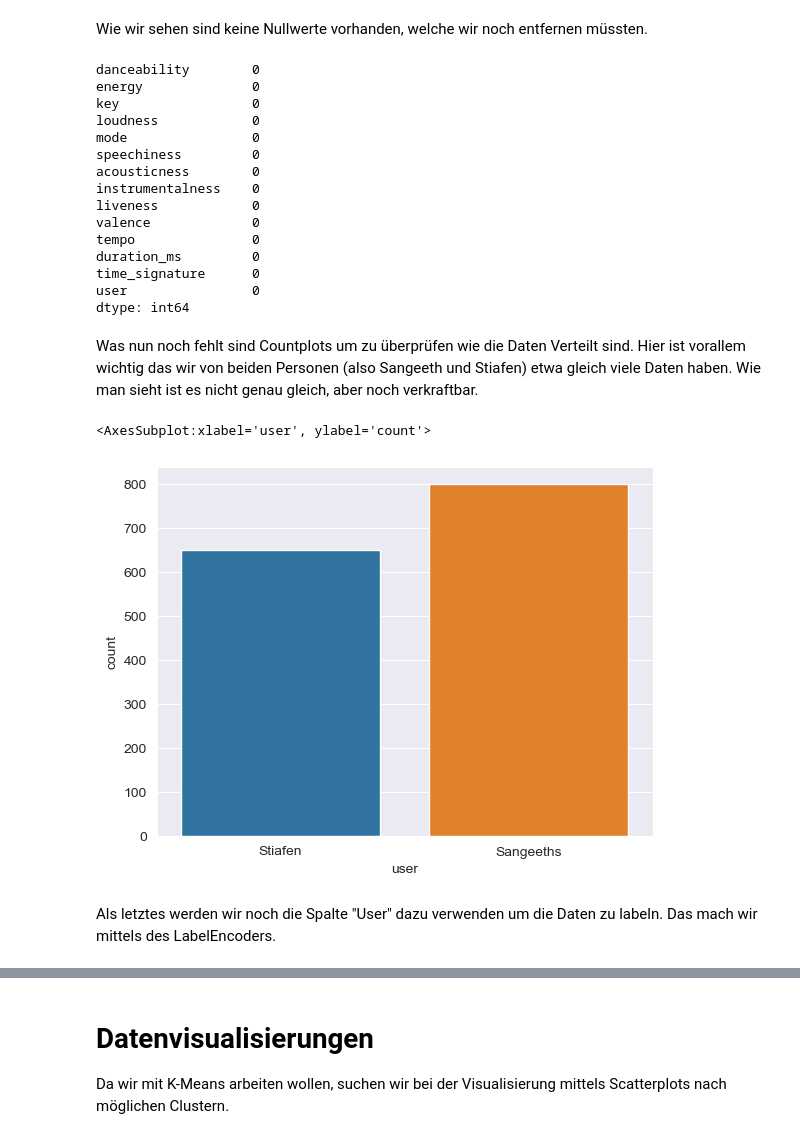
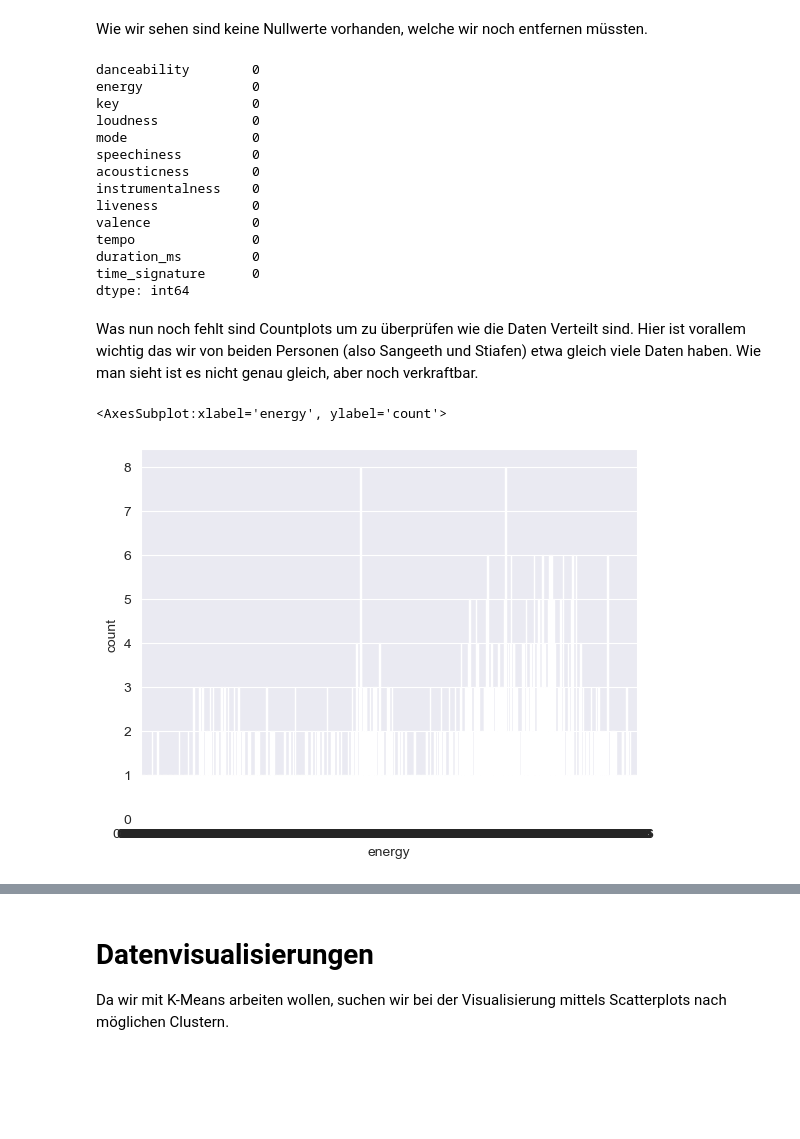
Before and after one commit to elFleppo/CDS-SpotipyProject, a Jupyter notebook: JupyterNotebook/SportifyProject.ipynb, the cells around one changed output, grey strips where cells are left out. Saved outputs shown, nothing was run; the diff lists cells and outputs as text; code cells hidden in the pictures; blank space fills up the shorter version.

Commit message:
Fehler beim erstellen von Dateien behoben, Heatmap eingefügt

```diff
--- a/JupyterNotebook/SportifyProject.ipynb
+++ b/JupyterNotebook/SportifyProject.ipynb
@@ -101,7 +101,6 @@ def get_audio_features(user, tracklist):
 
         #Dataframe generieren
         audioFeatures = pd.DataFrame(features)
-        audioFeatures['user'] = user
         #audioFeatures['genre'] = genres
         #audioFeatures['popularity'] = popularity
         #tracklist['artistgenre'] = genres
@@ -189,7 +188,9 @@ audioFeaturesTotal.head()
 # %% [markdown]
 Folgende Spalten sind für uns nicht weiter von Bedeutung
 # %%
-audioFeaturesTotal.drop("Unnamed: 0", axis=1, inplace=True)
+if "Unnamed: 0" in audioFeaturesTotal.columns:
+    audioFeaturesTotal.drop("Unnamed: 0", axis=1, inplace=True)
+
 audioFeaturesTotal.drop("track_href", axis=1, inplace=True)
 audioFeaturesTotal.drop("analysis_url", axis=1, inplace=True)
 audioFeaturesTotal.drop("id", axis=1, inplace=True)
@@ -231,15 +232,12 @@ valence             0
 tempo               0
 duration_ms         0
 time_signature      0
-user                0
 dtype: int64
 # %% [markdown]
 Was nun noch fehlt sind Countplots um zu überprüfen wie die Daten Verteilt sind. Hier ist vorallem wichtig das wir von beiden Personen (also Sangeeth und Stiafen) etwa gleich viele Daten haben.
 Wie man sieht ist es nicht genau gleich, aber noch verkraftbar.
 # %%
-sns.countplot(x =audioFeaturesTotal['user'])
+sns.countplot(x =audioFeaturesTotal['energy'])
 # %% [output]
-<AxesSubplot:xlabel='user', ylabel='count'>
+<AxesSubplot:xlabel='energy', ylabel='count'>
-[figure, old version]
+[figure, new version]
-# %% [markdown]
-Als letztes werden wir noch die Spalte "User" dazu verwenden um die Daten zu labeln. Das mach wir mittels des LabelEncoders.
```
Also changed, not shown: parts of 15 cells of this notebook.
